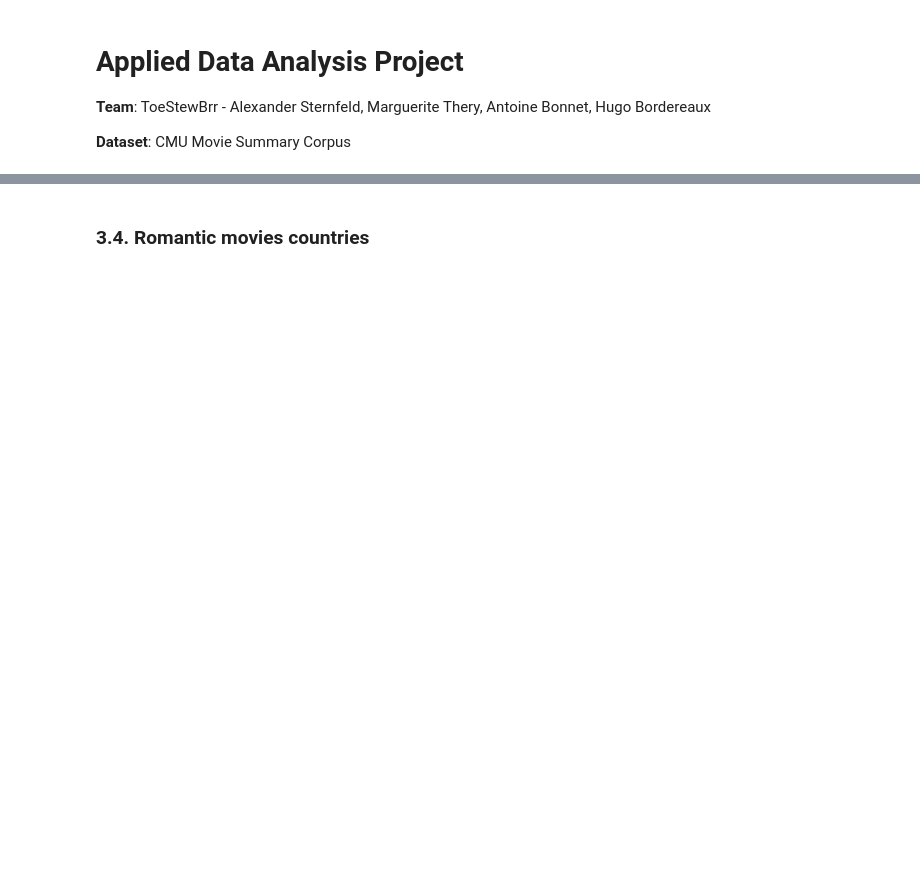
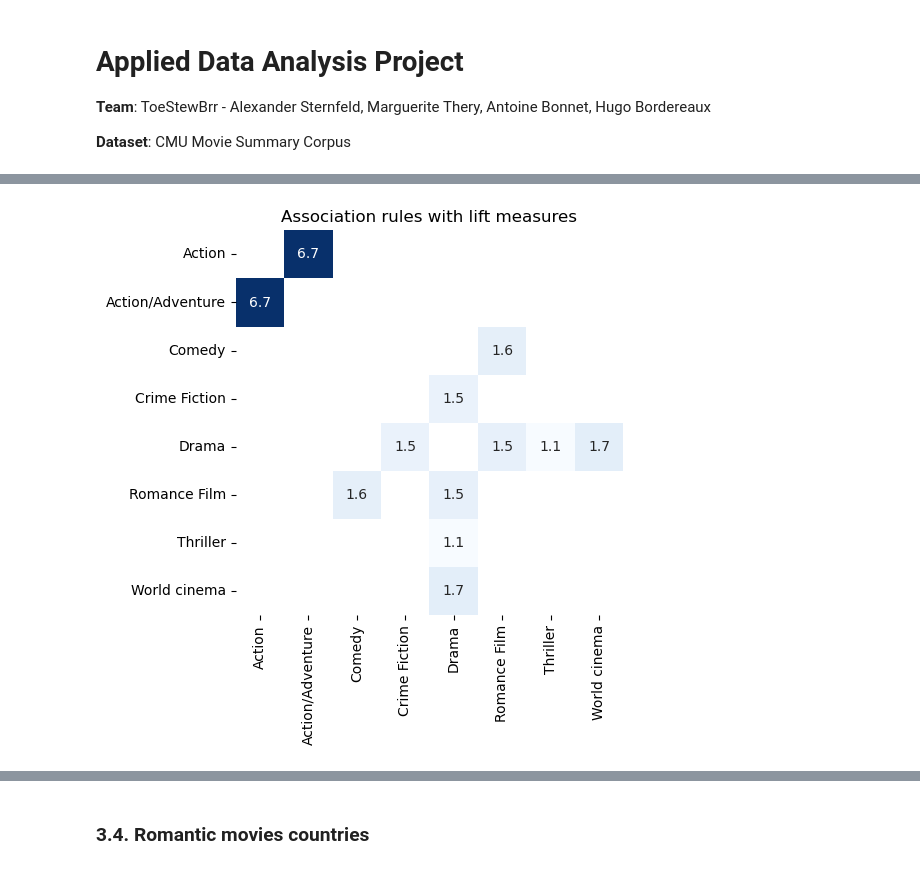
Before and after one commit to epfl-ada/ada-2022-project-toestewbrr, a Jupyter notebook: general_analysis.ipynb, the cells around one changed output, grey strips where cells are left out. Drawn from its saved outputs; the diff is of its cells as text; code cells hidden in the pictures; blank space fills up the shorter version.

```diff
--- a/general_analysis.ipynb
+++ b/general_analysis.ipynb
@@ -136,0 +231,32 @@ print('Total number of films: ', movie_df.shape[0])
+# %%
+from mlxtend.preprocessing import TransactionEncoder
+from mlxtend.frequent_patterns import apriori, association_rules
+
+# Encode using one-hot encoding
+tr = TransactionEncoder()
+tr_arr = tr.fit(genres).transform(genres)
+one_hot = pd.DataFrame(tr_arr, columns=tr.columns_)
+
+# Find frequent itemsets
+freq_itemsets = apriori(one_hot, min_support=0.04, use_colnames=True)
+
+# Find association rules
+associations = association_rules(freq_itemsets, metric="lift", min_threshold=1)
+
+# Rank association rules by confidence
+associations = associations.sort_values(by='lift', ascending=False)
+associations['antecedents'] = associations['antecedents'].apply(
+    lambda x: list(x)[0])
+associations['consequents'] = associations['consequents'].apply(
+    lambda x: list(x)[0])
+# Plot heatmap of association rules with annotations and without colorbar, no xlabel and ylabel
+plt.figure(figsize=(5, 5))
+sns.heatmap(associations.pivot(index='antecedents', columns='consequents',
+            values='lift'), annot=True, cbar=False, cmap='Blues')
+plt.title('Association rules with lift measures')
+#remove xlabel and ylabel
+plt.xlabel('')
+plt.ylabel('')
+plt.show()
+# %% [output]
+[figure, added]
```
Also changed, not shown: parts of 53 cells of this notebook.
